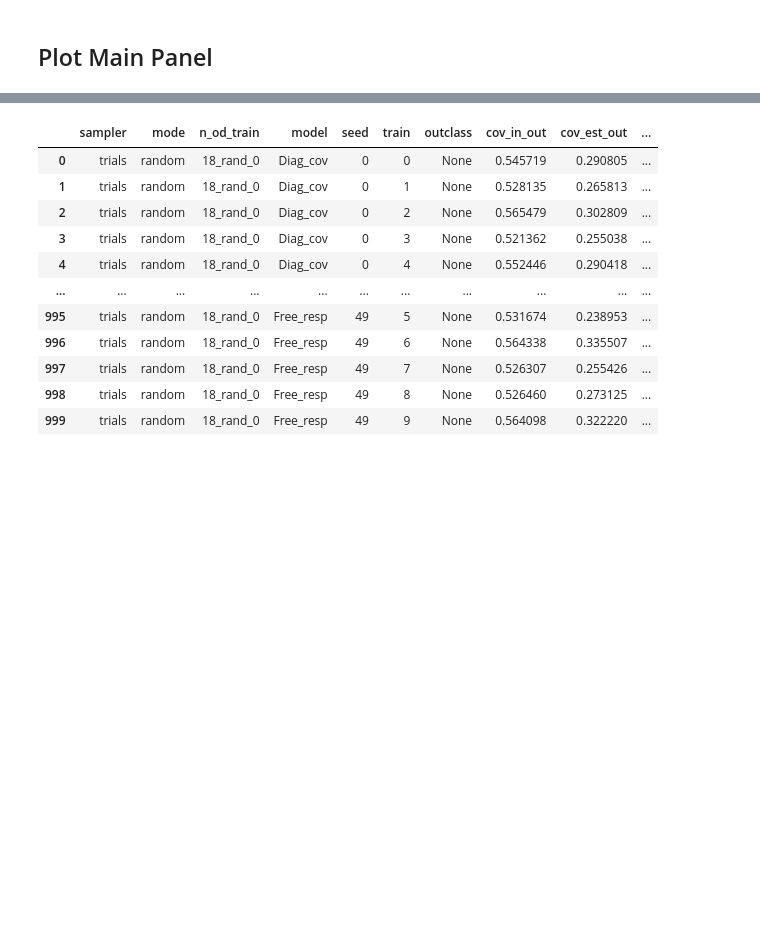
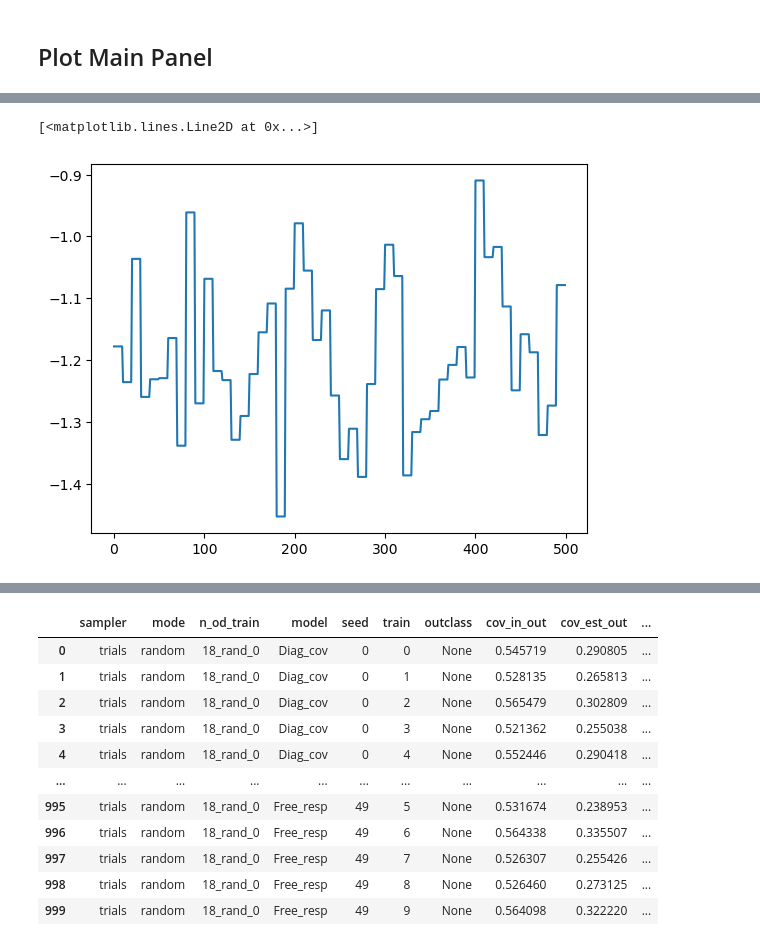
Before and after one commit to stootoon/glom-io-transform-release, a Jupyter notebook: glom_io_transform/analysis/fig_driver.ipynb, the cells around one changed output, grey strips where cells are left out. Drawn from its saved outputs; the diff is of its cells as text; code cells hidden in the pictures; blank space fills up the shorter version.

```diff
--- a/glom_io_transform/analysis/fig_driver.ipynb
+++ b/glom_io_transform/analysis/fig_driver.ipynb
@@ -187,3 +197,8 @@ for i in range(10):
+# %%
+plot(matched_rois_data.r2_df["Z_cov"].values)
+# %% [output]
+[<matplotlib.lines.Line2D at 0x...>]
+[figure, added]
 # %%
 from glom_io_transform.analysis.compute import generalization as compute_generalization; reload(compute_generalization)
 from glom_io_transform.model_fitting import proc_fit_models as proc_fit_models; reload(proc_fit_models)
```
Also changed, not shown: parts of 8 cells of this notebook.
